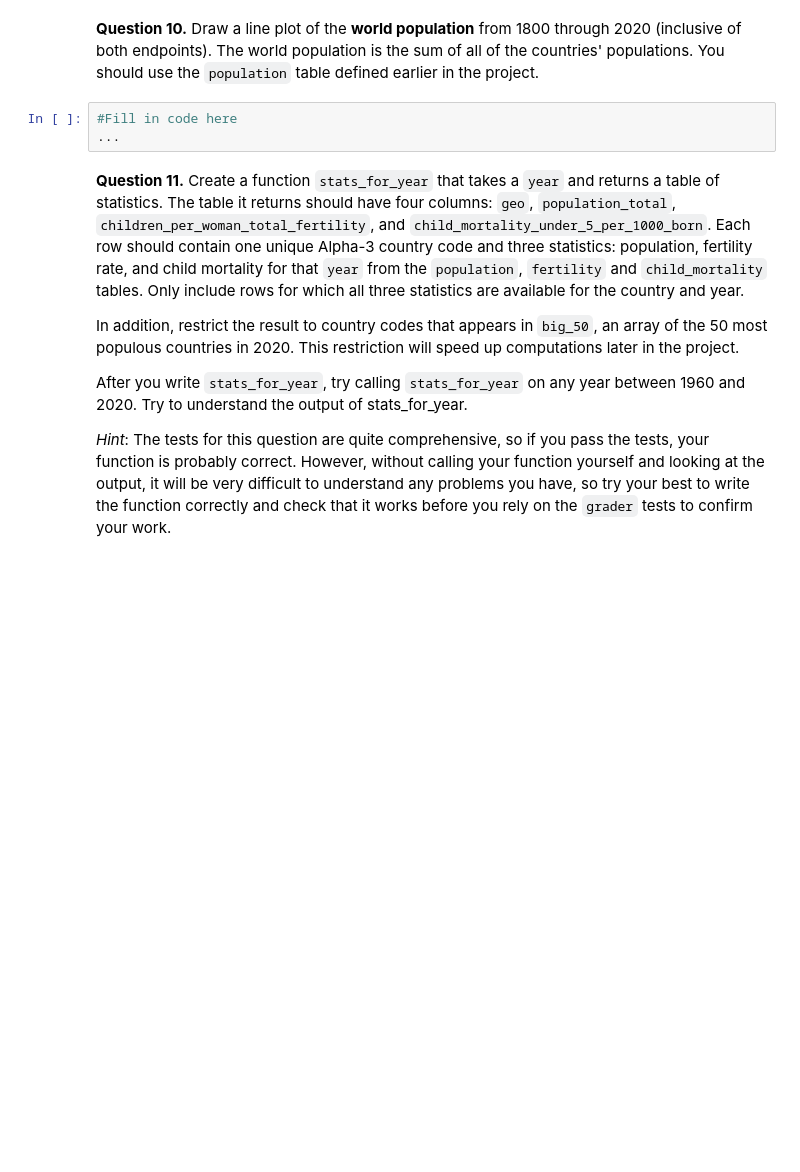
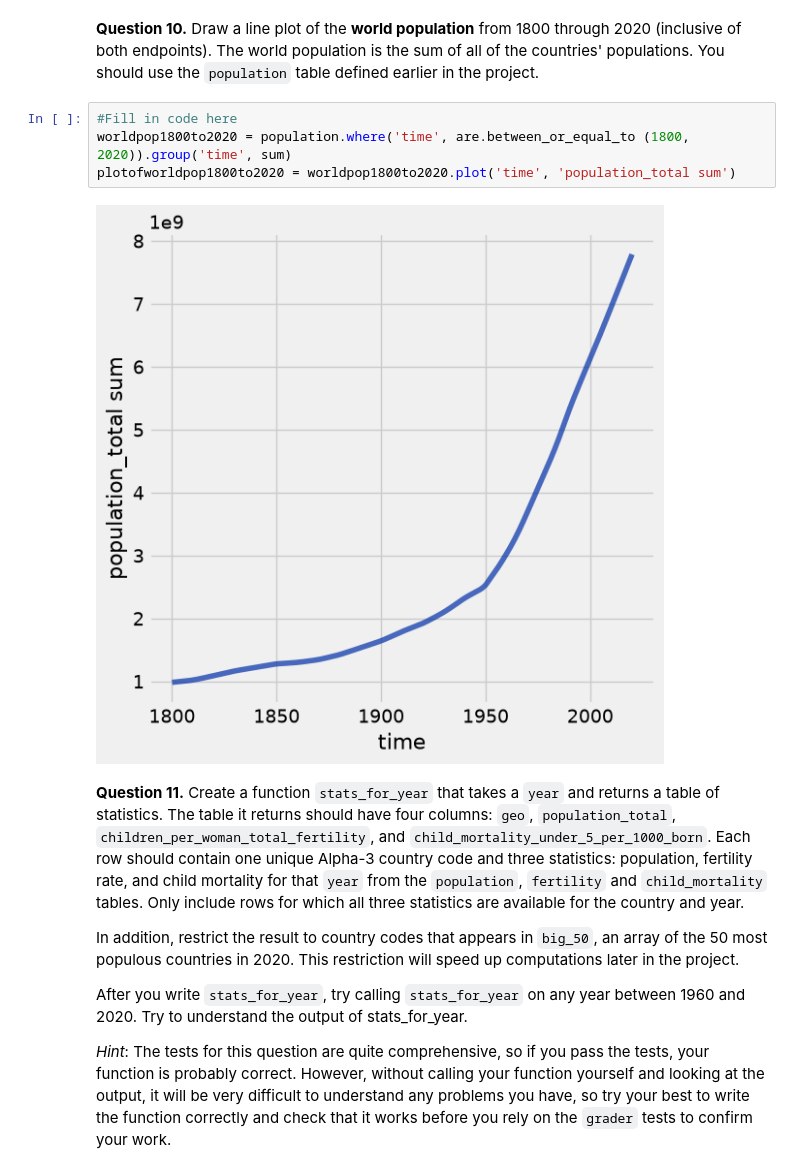
Before and after one commit to miracomstock/MCNewRepo, a Jupyter notebook: Project 1/project1.ipynb, the cells around one changed output. Cells and saved outputs as stored; diff of their text form; blank space fills up the shorter version.

```diff
--- a/Project 1/project1.ipynb
+++ b/Project 1/project1.ipynb
@@ -344,9 +387,12 @@ grader.check("q1_9")
 <!-- BEGIN QUESTION -->
 
 **Question 10.** Draw a line plot of the **world population** from 1800 through 2020 (inclusive of both endpoints). The world population is the sum of all of the countries' populations. You should use the `population` table defined earlier in the project.
-# %%
-#Fill in code here
-...
+# %%
+#Fill in code here
+worldpop1800to2020 = population.where('time', are.between_or_equal_to (1800, 2020)).group('time', sum)
+plotofworldpop1800to2020 = worldpop1800to2020.plot('time', 'population_total sum')
+# %% [output]
+[figure, added]
 # %% [markdown]
 <!-- END QUESTION -->
 
```
Also changed, not shown: parts of 19 cells of this notebook, 1 other file.
